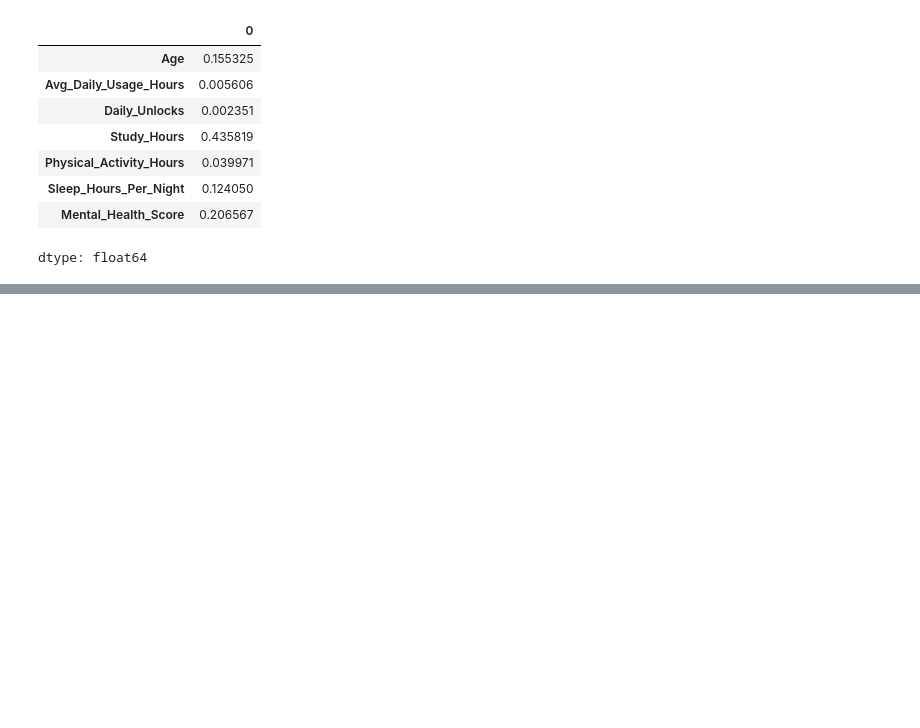
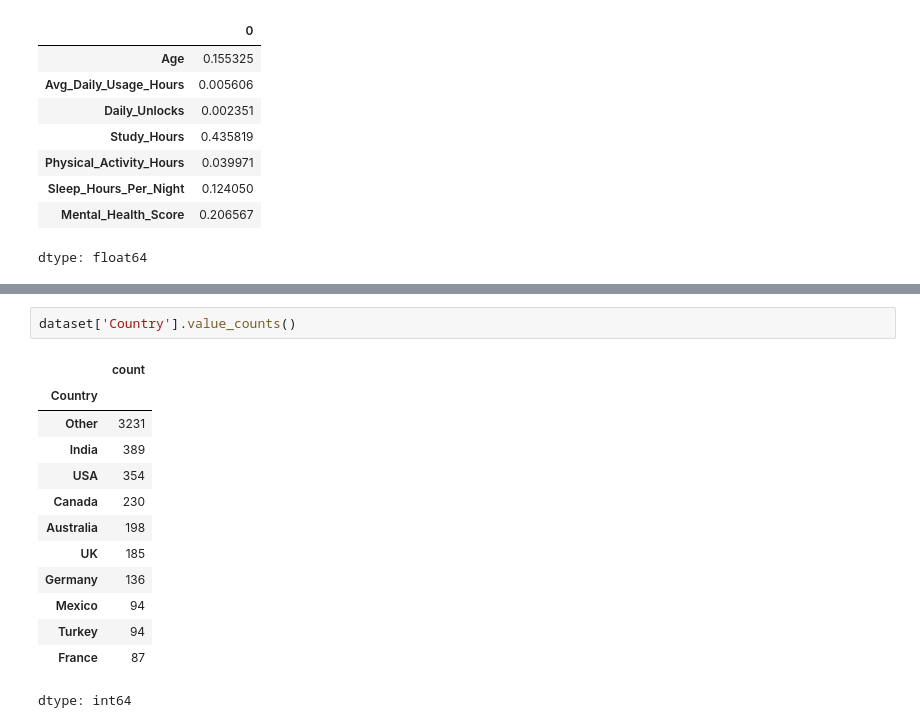
Before and after one commit to Morsalina/MentalHealthPredictor, a Jupyter notebook: Mental_Health_Score_Predictor.ipynb, the cells around one changed output, grey strips where cells are left out. Cells and saved outputs as stored; diff of their text form; blank space fills up the shorter version.

```diff
--- a/Mental_Health_Score_Predictor.ipynb
+++ b/Mental_Health_Score_Predictor.ipynb
@@ -228,0 +297,16 @@ dtype: float64
+# %%
+dataset['Country'].value_counts()
+# %% [output]
+|  | count |
+| Country |  |
+| Other | 3231 |
+| India | 389 |
+| USA | 354 |
+| Canada | 230 |
+| Australia | 198 |
+| UK | 185 |
+| Germany | 136 |
+| Mexico | 94 |
+| Turkey | 94 |
+| France | 87 |
+dtype: int64
```
Also changed, not shown: parts of 12 cells of this notebook.
